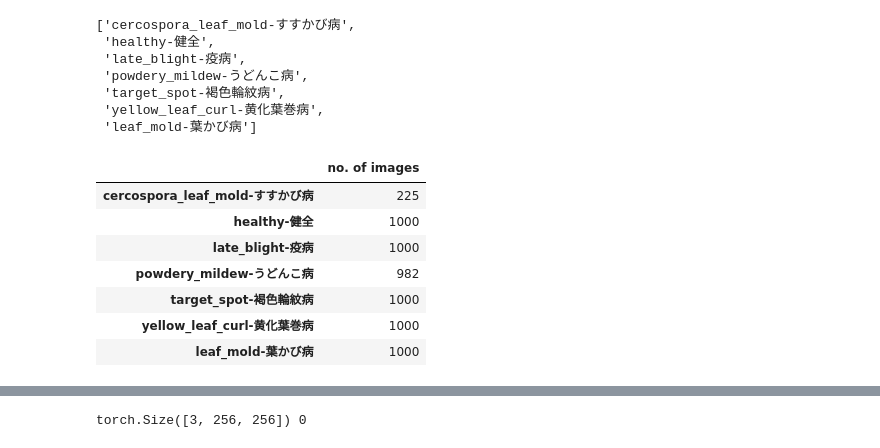
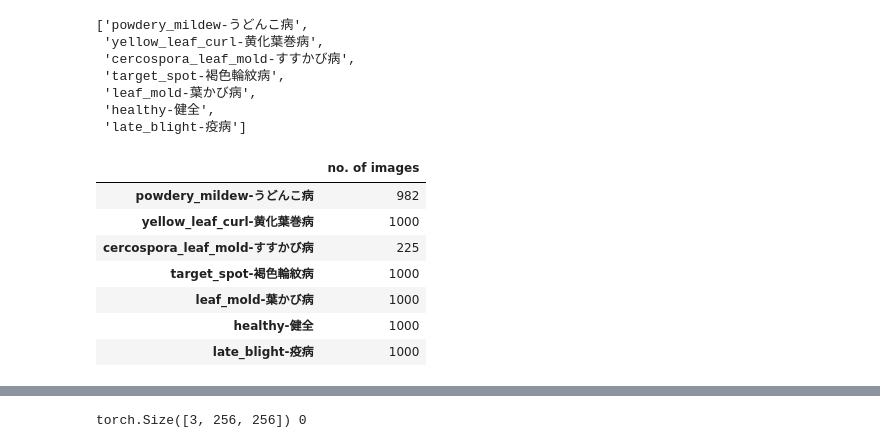
Before and after one commit to ispark323/dacon_train, a Jupyter notebook: plant_disease.ipynb, the cells around one changed output, grey strips where cells are left out. Drawn from its saved outputs; the diff is of its cells as text; code cells hidden in the pictures.

Commit message:
Resnet-9 training complete

```diff
--- a/plant_disease.ipynb
+++ b/plant_disease.ipynb
@@ -27,34 +23,36 @@ from torchsummary import summary
 
 %matplotlib inline
 # %%
-data_dir = "/content/drive/MyDrive/plant_disease/data/tomato_v2"
+data_dir = "/dgx/code/data/tomato_v2"
 train_dir = data_dir + "/train"
 valid_dir = data_dir + "/val"
 diseases = os.listdir(train_dir)
 # %%
 diseases
 # %% [output]
-['cercospora_leaf_mold-すすかび病',
+['powdery_mildew-うどんこ病',
+ 'yellow_leaf_curl-黄化葉巻病',
+ 'cercospora_leaf_mold-すすかび病',
+ 'target_spot-褐色輪紋病',
+ 'leaf_mold-葉かび病',
  'healthy-健全',
- 'late_blight-疫病',
- 'powdery_mildew-うどんこ病',
- 'target_spot-褐色輪紋病',
- 'yellow_leaf_curl-黄化葉巻病',
- 'leaf_mold-葉かび病']
+ 'late_blight-疫病']
+# %%
+nums = {}
+for disease in diseases:
+    directory = train_dir + '/' + disease
+    nums[disease] = len(os.listdir(directory))
+    check_image_dir(f'{directory}/*.jpg')
 # %%
-nums = {}
-for disease in diseases:
-    nums[disease] = len(os.listdir(train_dir + '/' + disease))
-
 img_per_class = pd.DataFrame(nums.values(), index=nums.keys(), columns=["no. of images"])
 img_per_class
 # %% [output]
 |  | no. of images |
+| powdery_mildew-うどんこ病 | 982 |
+| yellow_leaf_curl-黄化葉巻病 | 1000 |
 | cercospora_leaf_mold-すすかび病 | 225 |
+| target_spot-褐色輪紋病 | 1000 |
+| leaf_mold-葉かび病 | 1000 |
 | healthy-健全 | 1000 |
 | late_blight-疫病 | 1000 |
-| powdery_mildew-うどんこ病 | 982 |
-| target_spot-褐色輪紋病 | 1000 |
-| yellow_leaf_curl-黄化葉巻病 | 1000 |
-| leaf_mold-葉かび病 | 1000 |
 # %%
```
Also changed, not shown: parts of 33 cells of this notebook, 5 other files.
